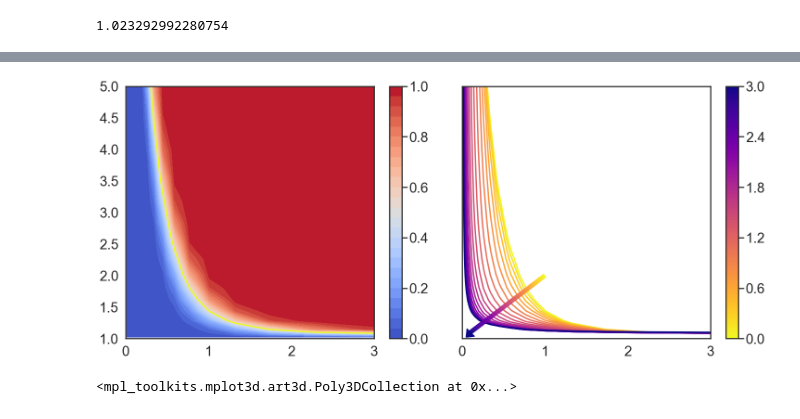
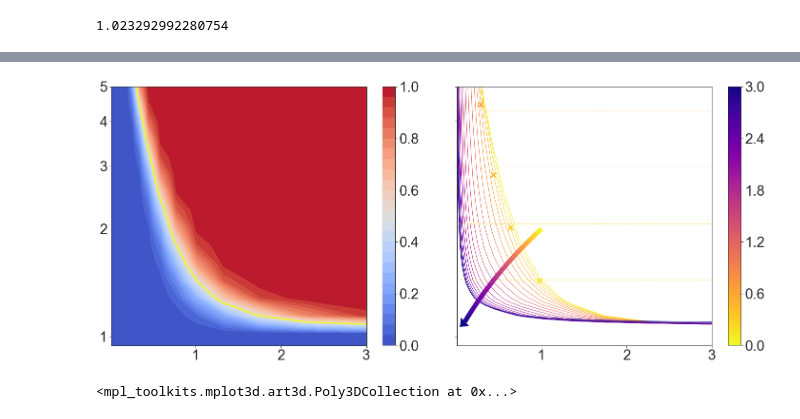
Before and after one commit to DenT94/onset_antigenic_evolution, a Jupyter notebook: Figure2/fig2.ipynb, the cells around one changed output, grey strips where cells are left out. Drawn from its saved outputs; the diff is of its cells as text; code cells hidden in the pictures.

```diff
--- a/Figure2/phase_diagram_new_model.ipynb
+++ b/Figure2/fig2.ipynb
@@ -22,13 +22,13 @@ import scipy.special as sps
 from numba import jit
 from numba.extending import overload, register_jitable
 import matplotlib
-#matplotlib.use('TkAgg')
 from matplotlib.lines import Line2D
 from tqdm import tqdm
+
 plt.rc('mathtext', default='regular')
 
-sns.set(context='poster')
-sns.set_style("white")
+sns.set(context='paper')
+sns.set_style("ticks2")
 plt.rc('lines', linewidth=3.0)
 plt.rcParams['xtick.labelsize']=30
 plt.rcParams['ytick.labelsize']=30
@@ -559,36 +562,85 @@ def rainbowarrow(ax, start, end, cmap="viridis", n=50,lw=3):
 # %%
+avg_d = 1/p_alpha
+
 fig,ax =plt.subplots(1,2, figsize=(25,10),sharey= True)
 plt.subplots_adjust(wspace=0.085)
 ik = 0
 cplot =ax[0].contourf( x_values, R0s, proba_phase_diag[:,:,ik], levels = 30, alpha = 1., vmin = 0, vmax = 1)
 l = ax[0].contour( x_values, R0s, proba_phase_diag[:,:,ik], levels = [0.5], alpha = 1., colors = mcolors.to_hex(colors_kappa[kappa_s_plot[ik]]))
 #colorbar besides ax[0], with min  0 and max 1
 cbar = fig.colorbar(cplot, ax=ax[0], ticks=np.linspace(0,1,6), shrink=1)
 
 # ax[0].fill_between(np.linspace(0,2,200), 0, 5, where= np.linspace(0,2,200) < 0.3, facecolor='grey', alpha=0.5)
+df_contour_lines = pd.DataFrame(columns = ['x','y'])
 for ik, kappa in enumerate(kappa_s_plot):
-    l  = ax[1].contour( x_values, R0s, proba_phase_diag[:,:,ik], levels = [0.5], alpha = 1., colors = mcolors.to_hex(colors_kappa[kappa]))
+    l  = ax[1].contour( x_values, R0s, proba_phase_diag[:,:,ik], levels = [0.5], alpha = 0, colors = mcolors.to_hex(colors_kappa[kappa]))
+    lx, ly = l.allsegs[0][0].T
+
+    #lx = avg_d/xi_s *np.log(mu*N)
+    xi_lx = avg_d/lx *np.log(mu*N)
+    lx_rescaled = avg_d/xi_lx *np.log(mu*N) - avg_d/xi_lx*np.log(kappa)
+
+    ax[1].plot(lx,ly, color = mcolors.to_hex(colors_kappa[kappa]), lw=1)
+    # ax[1].scatter
+    # ax[1].plot(lx_rescaled,ly, color = mcolors.to_hex(colors_kappa[kappa]), linestyle='--', lw=1)
+    # df_contour_lines = df_contour_lines.append(pd.DataFrame({'x':lx, 'y':ly, 'kappa':kappa}))
+
+ylim1 = ax[1].get_ylim()
+for ik, kappa in enumerate(kappa_s_plot):
+    l  = ax[1].contour( x_values, R0s, proba_phase_diag[:,:,ik], levels = [0.5], alpha = 0, colors = mcolors.to_hex(colors_kappa[kappa]))
+    lx, ly = l.allsegs[0][0].T
+    if kappa< ylim1[1] and kappa>ylim1[0]:
+        ax[1].axhline(kappa, color = mcolors.to_hex(colors_kappa[kappa]), lw=1, linestyle=':')
+        ind_ly_eq_kappa = np.argmin(np.abs(ly-(kappa)))
+        ax[1].scatter(lx[ind_ly_eq_kappa],ly[ind_ly_eq_kappa], color = mcolors.to_hex(colors_kappa[kappa]), s=100, marker='x')
+
 
 # ax[1].contourf( x_values,R0s, proba_phase_diag[:,:,0] ,levels=30, vmax= 1, vmin = 0)
-for a in ax:
-    # a.set_yscale('log')
-    # a.set_xscale('log')
-    a.set_xlim(0,3)
-    a.set_ylim(1,5)
+# for a in ax:
+#     # a.set_yscale('log')
+#     # a.set_xscale('log')
+#     a.set_xlim(0,3)
+#     a.set_ylim(1,5)
     # a.set_xlabel(r'$\frac{\langle d \rangle}{\xi} \log(\mu N)$, mutation strength')
 # ax[1].annotate(r'$\kappa$, epidemic control', xy=(1, 2), xycoords='data', fontsize=30)
 rainbowarrow(ax[1], (1,2), (0.1,1.1), cmap="plasma_r", n=50,lw=10)
 # ax[0].set_ylabel('$R_0$, contact rate')
 #colorbar besides ax[1] with values of kappa and colors  from colors_kappa
 cbar2 = fig.colorbar(plt.cm.ScalarMappable(norm=plt.Normalize(vmin=np.log10(kappa_s_plot[0]), vmax=np.log10(kappa_s_plot[-1])), cmap=plt.cm.plasma_r), ax=ax[1], ticks=np.linspace(np.log10(kappa_s_plot[0]), np.log10(kappa_s_plot[-1]),6), shrink=1)
 #set colorbbar label
 # cbar2.set_label(r'$\log_{10}(\kappa)$, epidemic control', rotation=270, labelpad=30, fontsize=30)
 
+# ax[1].plot(mu*N/(2*R0s),R0s, 'k--', lw=3)
+# ax[1].set_xscale('log')
+ax[1].set_yscale('log')
+
+# ax[0].set_xscale('log')
+# ax[1].set_xlim(1e-4,2)
+# ax[1].set_xlim(1e-3,2)
+
+#set ticks of ax0
+ax[0].set_yticks(np.linspace(1,5,5))
+import matplotlib.ticker as mticker
+
+ax[0].yaxis.set_major_formatter(mticker.ScalarFormatter())
+ax[0].ticklabel_format(axis="y", style='plain')
+
+#color of coolwarm_0
+color= plt.cm.coolwarm(5)
+#fill horizontal strip from 0 to 1 in ax[0] with color
+ax[0].fill_between(np.linspace(0.01,5,10000), 0, R0s[0], where= np.linspace(0.01,5,10000) <= 3.0, facecolor=color, edgecolor= color, alpha=1)
+
+for a in ax:
+    a.tick_params(axis='y', direction='out')
 
 
-plt.savefig('fig2.pdf',bbox_inches='tight')
+
+
+
+
+# plt.savefig('fig2.pdf',bbox_inches='tight')
 # %% [output]
-[figure, old version]
+[figure, new version]
 # %%
 # #import marching cubes
 # from skimage import measure
```
Also changed, not shown: parts of 25 cells of this notebook, 32 other files.
